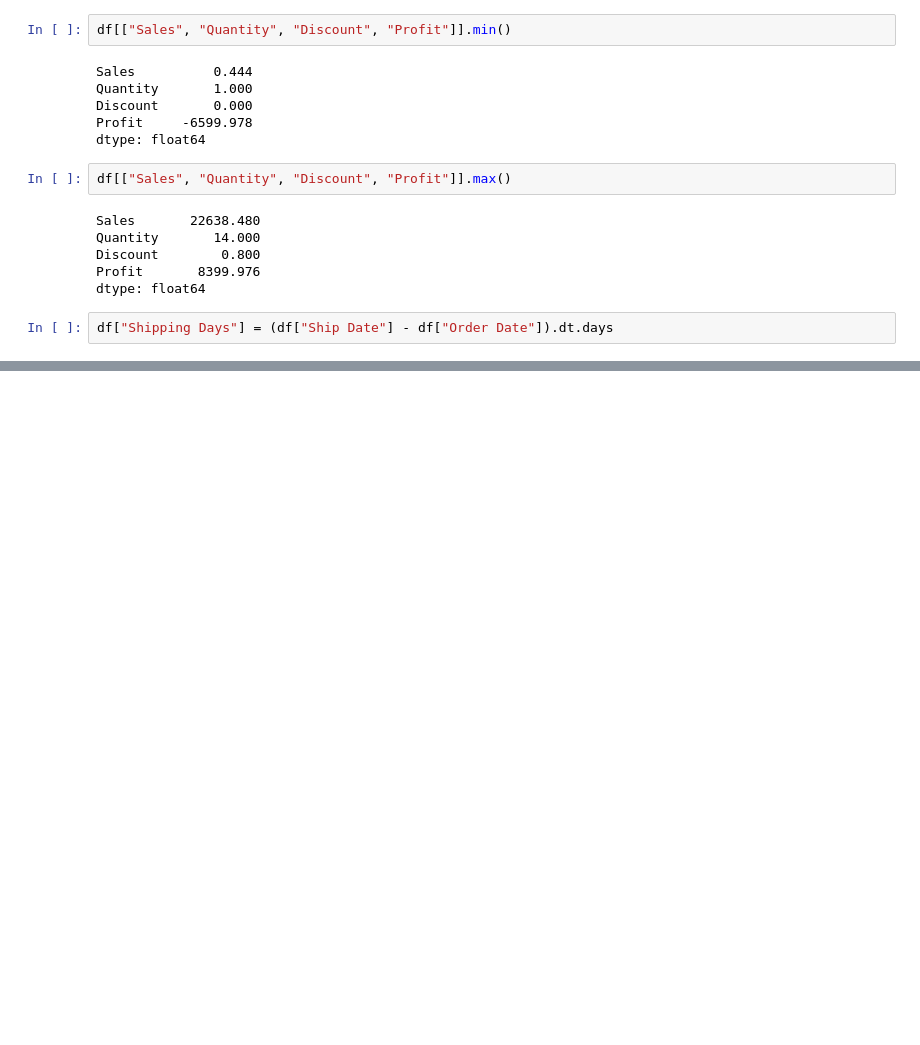
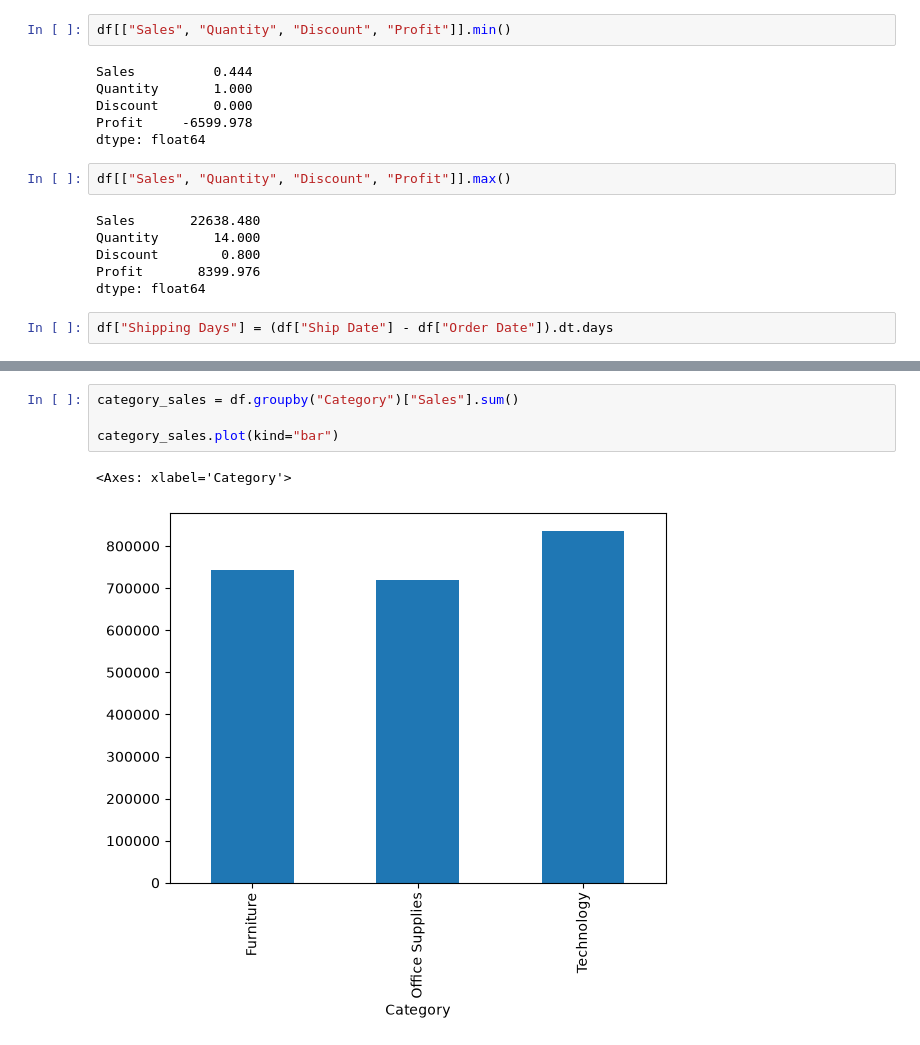
Before and after one commit to enzoy-dev/Ecommerce-sales, a Jupyter notebook: notebooks/01_analysis.ipynb, the cells around one changed output, grey strips where cells are left out. Cells and saved outputs as stored; diff of their text form; blank space fills up the shorter version.

Commit message:
complete exploratory sales analysis

```diff
--- a/notebooks/01_analysis.ipynb
+++ b/notebooks/01_analysis.ipynb
@@ -134,0 +197,7 @@ df["Shipping Days"] = (df["Ship Date"] - df["Order Date"]).dt.days
+# %%
+category_sales = df.groupby("Category")["Sales"].sum()
+
+category_sales.plot(kind="bar")
+# %% [output]
+<Axes: xlabel='Category'>
+[figure, added]
```
Also changed, not shown: parts of 37 cells of this notebook.
